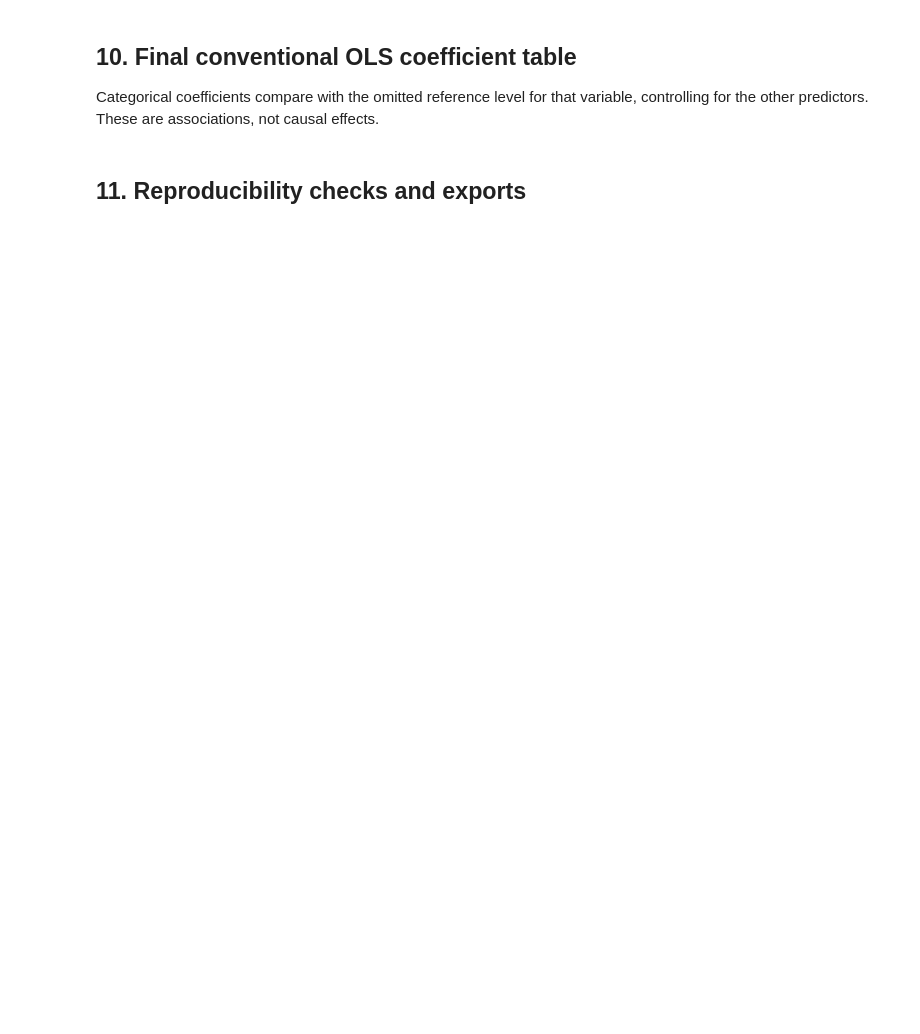
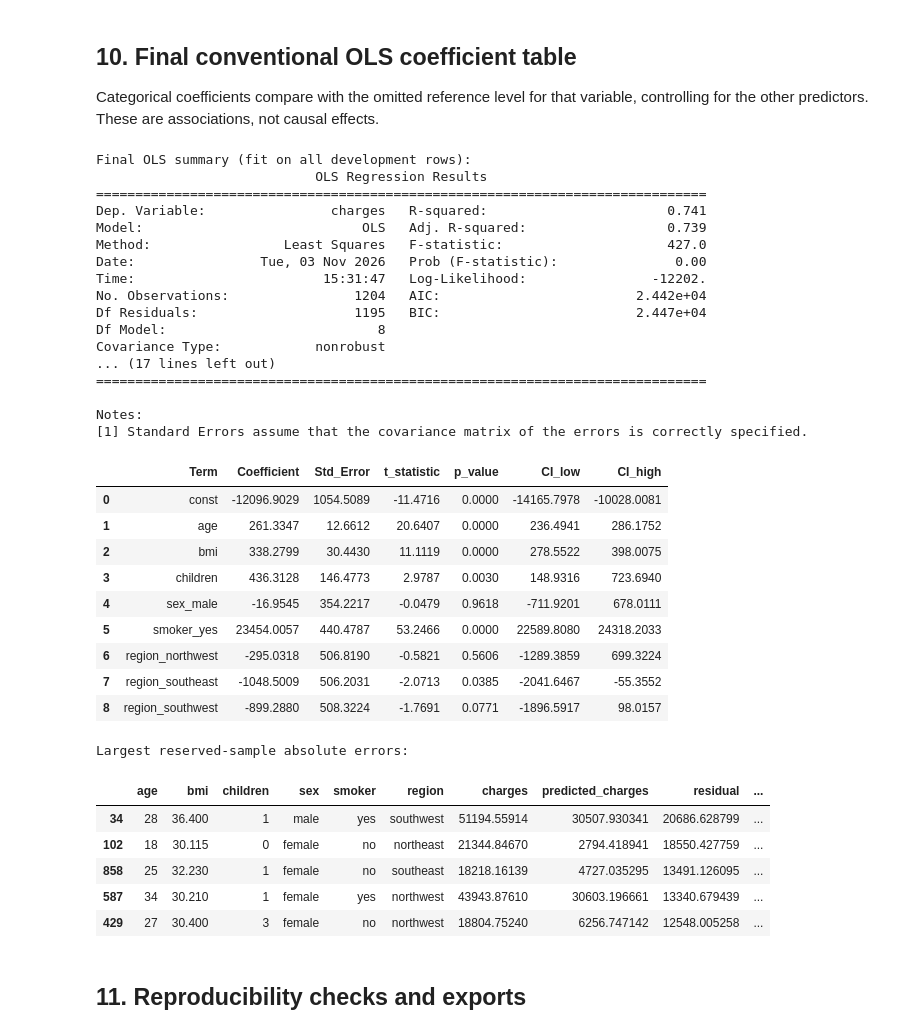
Before and after one commit to tito-canto/2026-IE-MLOps-Course-Group4, a Jupyter notebook: notebooks/Insurance_Single_OLS_Adapted.ipynb, the cells around one changed output. Cells and saved outputs as stored; diff of their text form; code cells hidden in the pictures; blank space fills up the shorter version.

```diff
--- a/notebooks/Insurance_Single_OLS_Adapted.ipynb
+++ b/notebooks/Insurance_Single_OLS_Adapted.ipynb
@@ -213,19 +338,54 @@ Categorical coefficients compare with the omitted reference level for that varia
 # %%
 print('Final OLS summary (fit on all development rows):')
 print(final_model.summary())
 coefficients = pd.DataFrame({
     'Term': final_model.params.index,
     'Coefficient': final_model.params.values,
     'Std_Error': final_model.bse.values,
     't_statistic': final_model.tvalues.values,
     'p_value': final_model.pvalues.values,
     'CI_low': final_model.conf_int().iloc[:, 0].values,
     'CI_high': final_model.conf_int().iloc[:, 1].values
 })
 display(coefficients.round(4))
-coefficients.to_csv(OUTPUT_DIR / 'OLS_coefficients.csv', index=False)
+coefficients.to_csv(DATA_PREDICTIONS_PATH / 'OLS_coefficients.csv', index=False)
 print('Largest reserved-sample absolute errors:')
 display(reserved_predictions.nlargest(5, 'absolute_error'))
+# %% [output]
+Final OLS summary (fit on all development rows):
+                            OLS Regression Results
+==============================================================================
+Dep. Variable:                charges   R-squared:                       0.741
+Model:                            OLS   Adj. R-squared:                  0.739
+Method:                 Least Squares   F-statistic:                     427.0
+Date:                Tue, 03 Nov 2026   Prob (F-statistic):               0.00
+Time:                        15:31:47   Log-Likelihood:                -12202.
+No. Observations:                1204   AIC:                         2.442e+04
+Df Residuals:                    1195   BIC:                         2.447e+04
+Df Model:                           8
+Covariance Type:            nonrobust
+... (17 lines left out)
+==============================================================================
+
+Notes:
+[1] Standard Errors assume that the covariance matrix of the errors is correctly specified.
+|  | Term | Coefficient | Std_Error | t_statistic | p_value | CI_low | CI_high |
+| 0 | const | -12096.9029 | 1054.5089 | -11.4716 | 0.0000 | -14165.7978 | -10028.0081 |
+| 1 | age | 261.3347 | 12.6612 | 20.6407 | 0.0000 | 236.4941 | 286.1752 |
+| 2 | bmi | 338.2799 | 30.4430 | 11.1119 | 0.0000 | 278.5522 | 398.0075 |
+| 3 | children | 436.3128 | 146.4773 | 2.9787 | 0.0030 | 148.9316 | 723.6940 |
+| 4 | sex_male | -16.9545 | 354.2217 | -0.0479 | 0.9618 | -711.9201 | 678.0111 |
+| 5 | smoker_yes | 23454.0057 | 440.4787 | 53.2466 | 0.0000 | 22589.8080 | 24318.2033 |
+| 6 | region_northwest | -295.0318 | 506.8190 | -0.5821 | 0.5606 | -1289.3859 | 699.3224 |
+| 7 | region_southeast | -1048.5009 | 506.2031 | -2.0713 | 0.0385 | -2041.6467 | -55.3552 |
+| 8 | region_southwest | -899.2880 | 508.3224 | -1.7691 | 0.0771 | -1896.5917 | 98.0157 |
+Largest reserved-sample absolute errors:
+|  | age | bmi | children | sex | smoker | region | charges | predicted_charges | residual | ... |
+| 34 | 28 | 36.400 | 1 | male | yes | southwest | 51194.55914 | 30507.930341 | 20686.628799 | ... |
+| 102 | 18 | 30.115 | 0 | female | no | northeast | 21344.84670 | 2794.418941 | 18550.427759 | ... |
+| 858 | 25 | 32.230 | 1 | female | no | southeast | 18218.16139 | 4727.035295 | 13491.126095 | ... |
+| 587 | 34 | 30.210 | 1 | female | yes | northwest | 43943.87610 | 30603.196661 | 13340.679439 | ... |
+| 429 | 27 | 30.400 | 3 | female | no | northwest | 18804.75240 | 6256.747142 | 12548.005258 | ... |
 # %% [markdown]
 ## 11. Reproducibility checks and exports
 # %%
```
Also changed, not shown: parts of 11 cells of this notebook, 1 other file.
